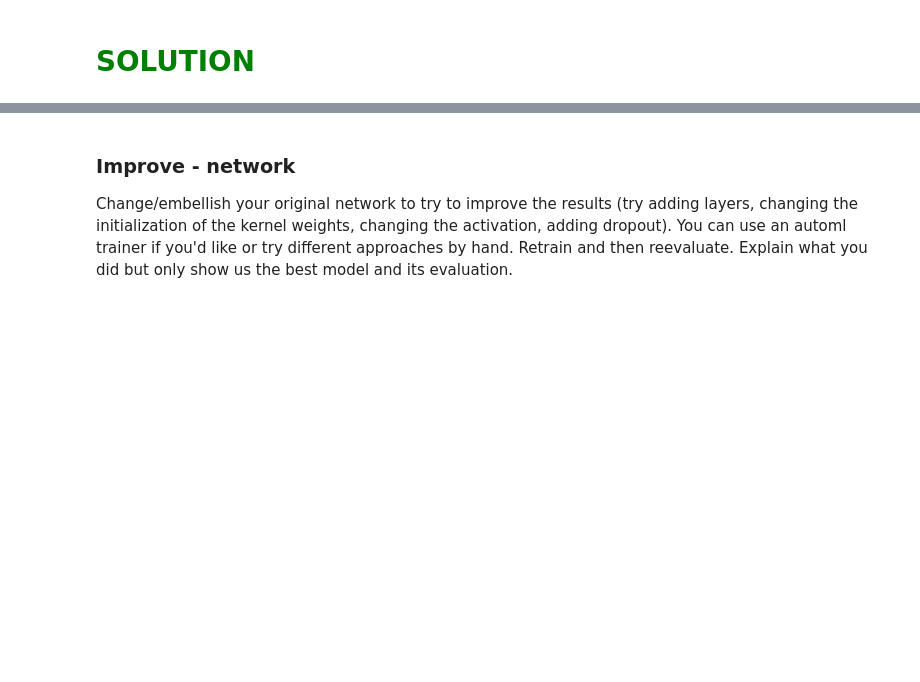
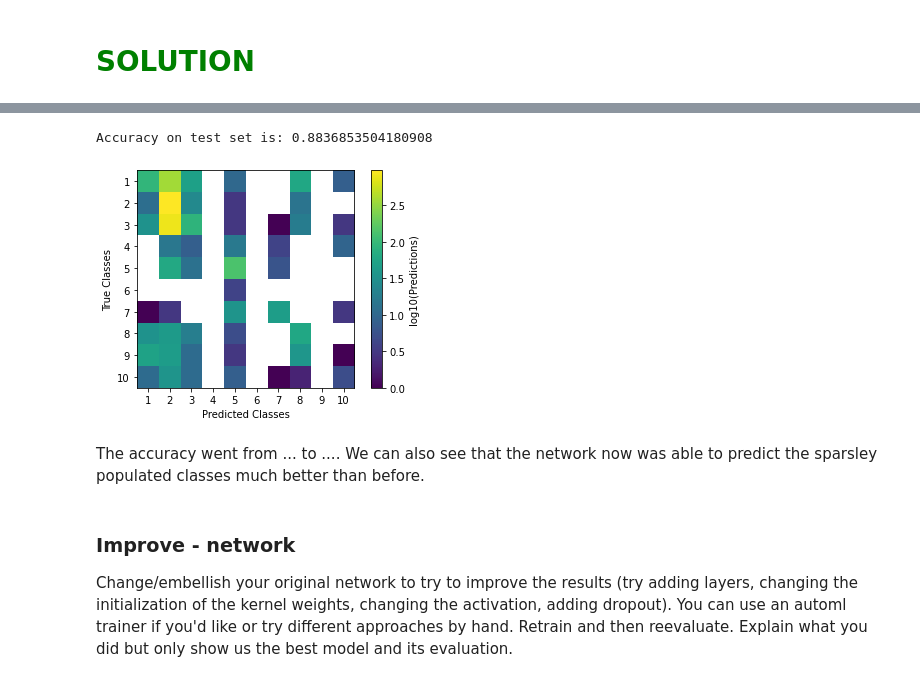
Before and after one commit to christianhbye/python_ay_250_hw, a Jupyter notebook: hw6/hw6_ml.ipynb, the cells around one changed output, grey strips where cells are left out. Saved outputs shown, nothing was run; the diff lists cells and outputs as text; code cells hidden in the pictures; blank space fills up the shorter version.

```diff
--- a/hw6/hw6_ml.ipynb
+++ b/hw6/hw6_ml.ipynb
@@ -337,7 +378,7 @@ image_generator = image_datagen.flow(
 )
 # %%
 hist = model.fit(image_generator,
-                 epochs=2,
+                 epochs=1,
                  validation_data=(X_val, y_val),
                  callbacks=[lr_schedule, early_stop, TqdmCallback()],
                  verbose=0,
@@ -382,3 +421,25 @@ plt.show()
+# %%
+predicted = tf.one_hot(np.argmax(model.predict(X_test), axis=1), y_test.shape[-1], on_value=1, off_value=0)
+acc = tf.keras.metrics.Accuracy()
+acc.update_state(y_test, predicted)
+print("Accuracy on test set is: {}".format(acc.result()))
+# %% [output]
+Accuracy on test set is: 0.8836853504180908
+# %%
+c=confusion_matrix(y_test, predicted.numpy())
+plt.imshow(np.log10(c), extent=[1, N_labels+1, N_labels+1, 1])
+plt.colorbar(label="log10(Predictions)")
+plt.xlabel("Predicted Classes")
+plt.ylabel("True Classes")
+ticks = np.arange(N_labels)+1
+labels = [str(t) for t in ticks]
+plt.xticks(ticks+.5, labels)
+plt.yticks(ticks+.5, labels)
+plt.show()
+# %% [output]
+[figure, added]
+# %% [markdown]
+The accuracy went from ... to .... We can also see that the network now was able to predict the sparsley populated classes much better than before.
 # %% [markdown]
 ### Improve - network
 
```
Also changed, not shown: parts of 19 cells of this notebook.
